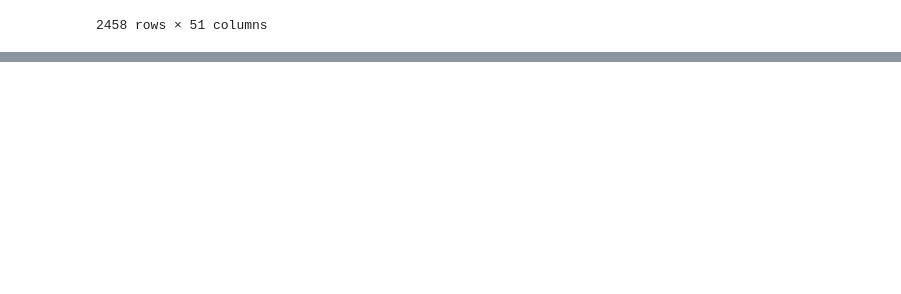
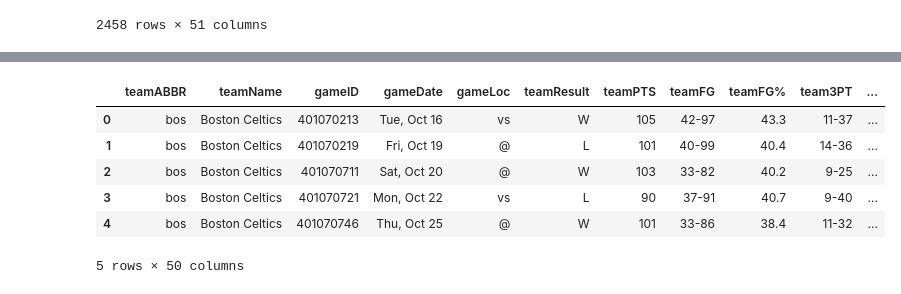
Before and after one commit to myrastone0/Oliver-s-Four-Factors-of-Basketball, a Jupyter notebook: nbs/nbaDataCleaning.ipynb, the cells around one changed output, grey strips where cells are left out. Cells and saved outputs as stored; diff of their text form; code cells hidden in the pictures; blank space fills up the shorter version.

Commit message:
splitting to new columns

```diff
--- a/nbs/nbaDataCleaning.ipynb
+++ b/nbs/nbaDataCleaning.ipynb
@@ -69,0 +113,12 @@ df[feature].isnull().mean()
+# %%
+df = df.drop(columns='Unnamed: 0')
+# %%
+df.head()
+# %% [output]
+|  | teamABBR | teamName | gameID | gameDate | gameLoc | teamResult | teamPTS | teamFG | teamFG% | team3PT | ... |
+| 0 | bos | Boston Celtics | 401070213 | Tue, Oct 16 | vs | W | 105 | 42-97 | 43.3 | 11-37 | ... |
+| 1 | bos | Boston Celtics | 401070219 | Fri, Oct 19 | @ | L | 101 | 40-99 | 40.4 | 14-36 | ... |
+| 2 | bos | Boston Celtics | 401070711 | Sat, Oct 20 | @ | W | 103 | 33-82 | 40.2 | 9-25 | ... |
+| 3 | bos | Boston Celtics | 401070721 | Mon, Oct 22 | vs | L | 90 | 37-91 | 40.7 | 9-40 | ... |
+| 4 | bos | Boston Celtics | 401070746 | Thu, Oct 25 | @ | W | 101 | 33-86 | 38.4 | 11-32 | ... |
+5 rows × 50 columns
```
Also changed, not shown: parts of 30 cells of this notebook.
